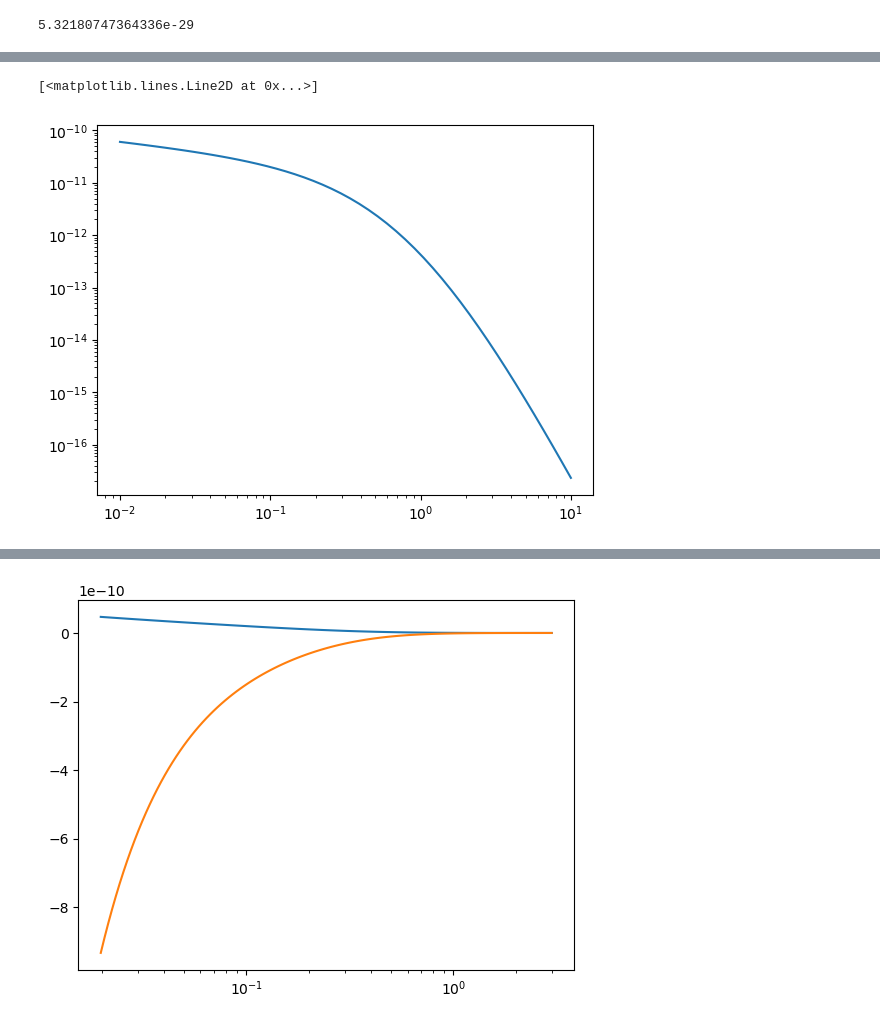
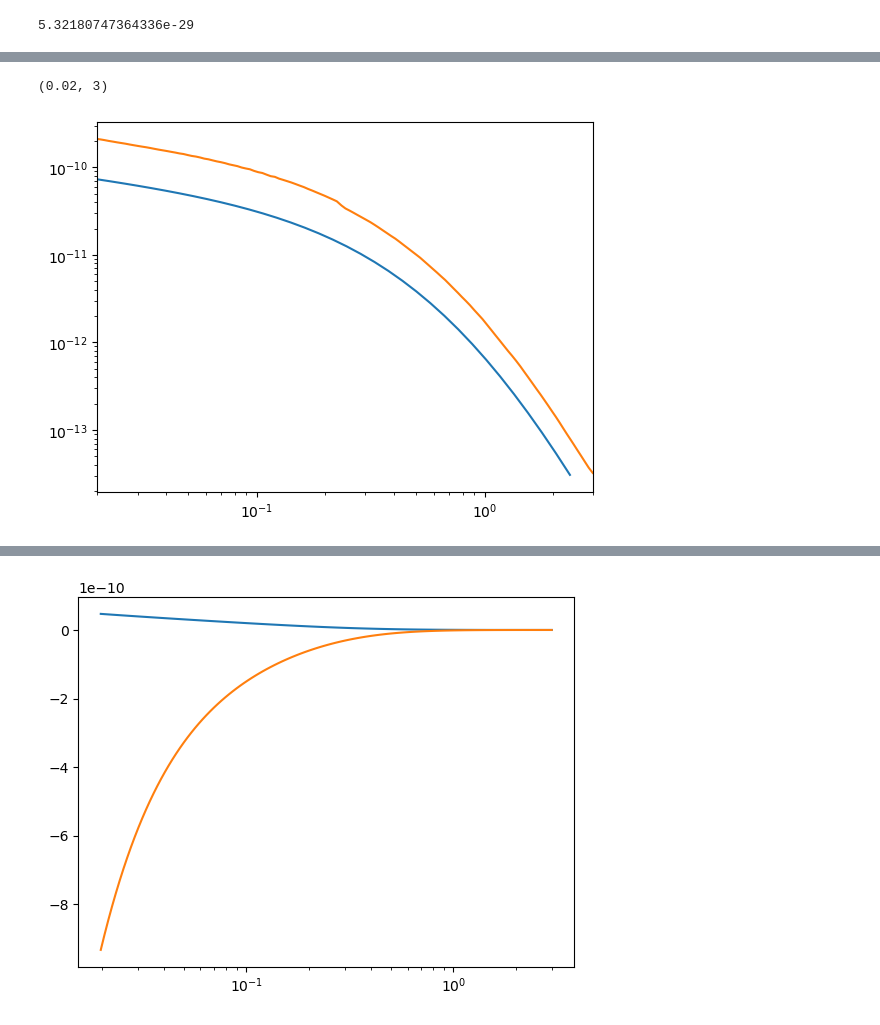
Before and after one commit to eleanorstuart/thermo-idm, a Jupyter notebook: troubleshooting_iqbal.ipynb, the cells around one changed output, grey strips where cells are left out. Saved outputs shown, nothing was run; the diff lists cells and outputs as text; code cells hidden in the pictures.

```diff
--- a/troubleshooting_iqbal.ipynb
+++ b/troubleshooting_iqbal.ipynb
@@ -141,6 +126,6 @@ trap(iq_cooling[1], iq_cooling[0])
 1.4227029563617316e-27
 5.32180747364336e-29
 # %%
-measurements2 = ClusterMeasurements(1*u.Mpc, 6*1e14/1.25 * u.Msun, 0)
+measurements2 = ClusterMeasurements(2*u.Mpc, 6*1e14 * u.Msun, 0)
 iq.P500(measurements2)
 # %% [output]
@@ -148,8 +137,10 @@ $2.2558647 \times 10^{-12} \; \mathrm{\frac{erg}{cm^{3}}}$
 # %%
-plt.loglog(rs, iq.Pg(rs/measurements2.R500, measurements2))
+plt.loglog(rs/measurements2.R500, iq.Pg(rs/measurements2.R500, measurements2))
+plt.loglog(iq_pressure[0], iq_pressure[1], label="from paper")
+plt.xlim(0.02, 3)
 # %% [output]
-[<matplotlib.lines.Line2D at 0x...>]
+(0.02, 3)
-[figure, old version]
+[figure, new version]
 # %%
 iq.Pg(rs/measurements2.R500, measurements2)
 # %% [output]
```
Also changed, not shown: parts of 24 cells of this notebook, 13 other files.
